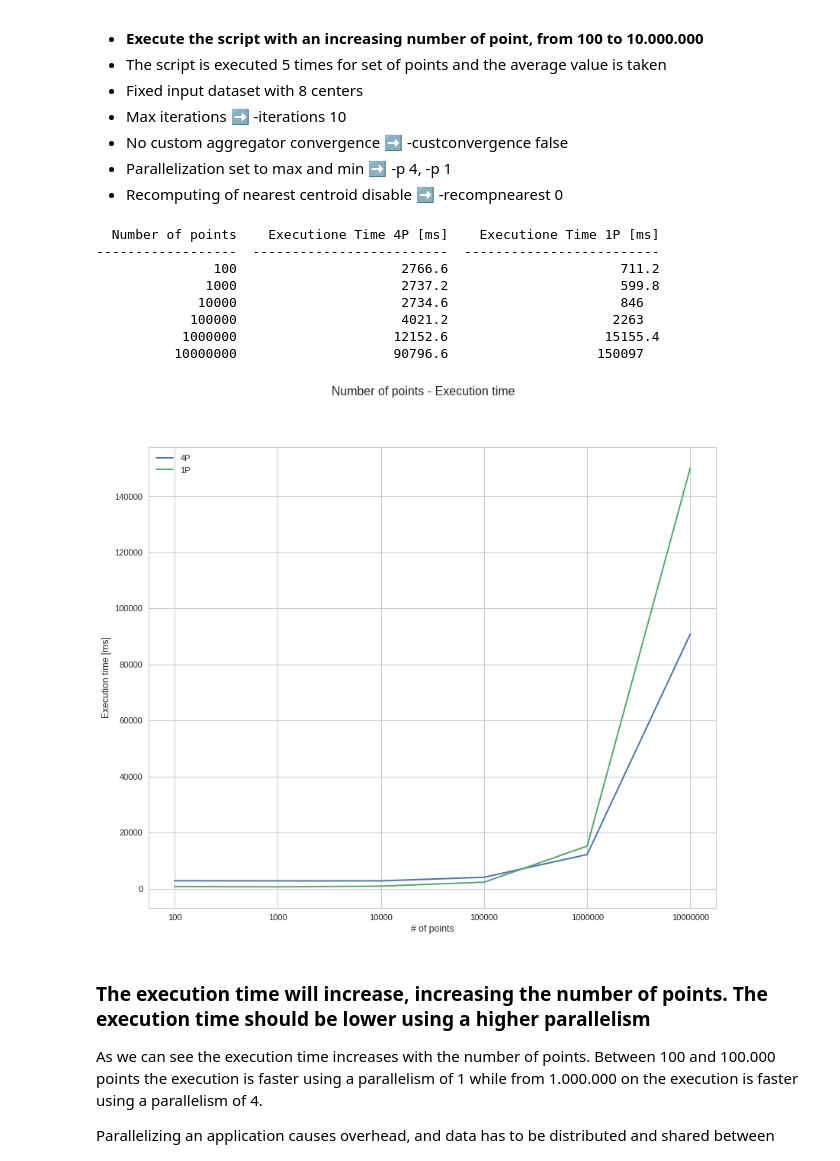
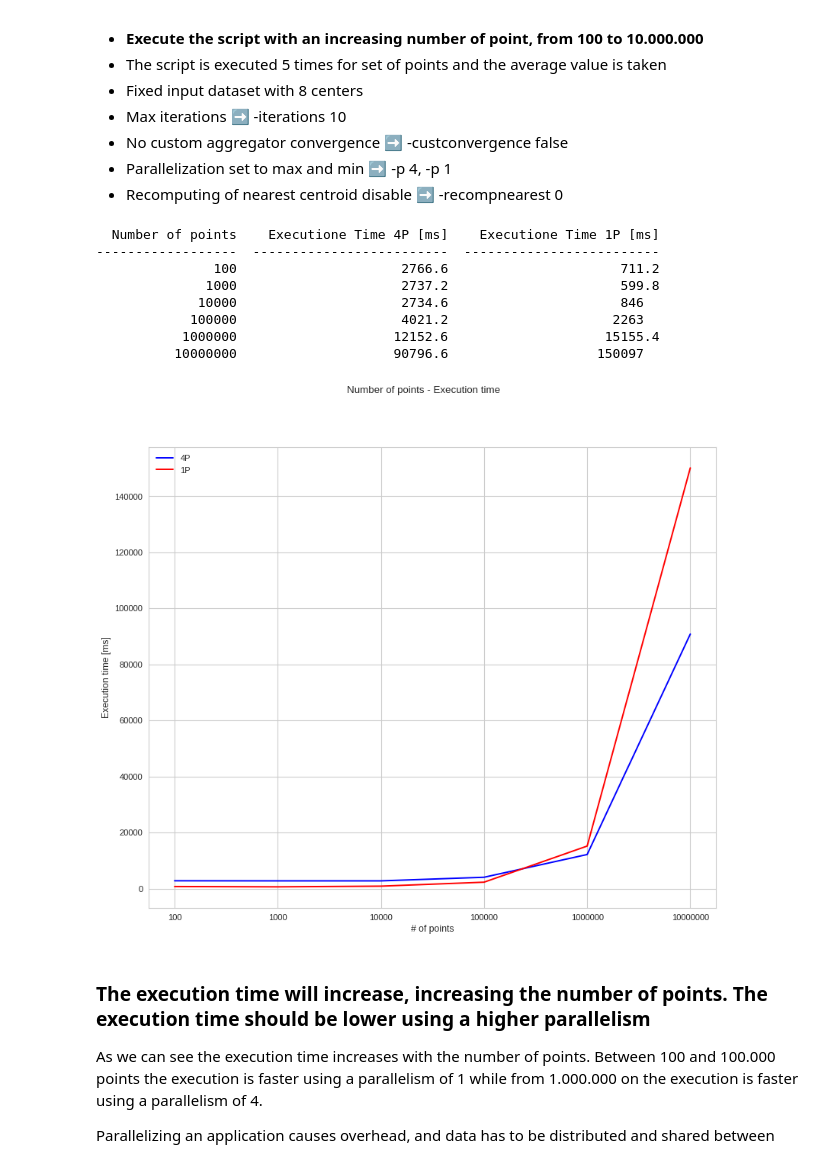
Before and after one commit to thestarivore/flink-kmeans_clustering, a Jupyter notebook: flink_k-means.ipynb, the cells around one changed output. Drawn from its saved outputs; the diff is of its cells as text; code cells hidden in the pictures.

```diff
--- a/flink_k-means.ipynb
+++ b/flink_k-means.ipynb
@@ -633,36 +633,36 @@ for i in range(mink, maxk):
 
     obj_mean_vals_1p.append([i, numpy.average(objval_iter)])
 
 x_val_4p = [x[0] for x in obj_mean_vals_4p]
 y_val_4p = [x[1] for x in obj_mean_vals_4p]
 x_val_1p = [x[0] for x in obj_mean_vals_1p]
 y_val_1p = [x[1] for x in obj_mean_vals_1p]
 
 from tabulate import tabulate
 print (tabulate({"Iteration": num_of_points,
                  "4P": y_val_4p,
                  "1P": y_val_1p}, headers=['Number of points', 'Executione Time 4P [ms]', 'Executione Time 1P [ms]']))
 
 plt.figure(figsize=(fig_width, fig_height), dpi= 80, facecolor='w', edgecolor='k')
 plt.xticks(x_val_4p, num_of_points)
 plt.xticks(x_val_1p, num_of_points)
-line_4p, = plt.plot(x_val_4p,y_val_4p, label='4P')
-line_2p, = plt.plot(x_val_1p,y_val_1p, label='1P')
+line_4p, = plt.plot(x_val_4p,y_val_4p, label='4P', color='b')
+line_2p, = plt.plot(x_val_1p,y_val_1p, label='1P', color='r')
 plt.legend(handles=[line_4p, line_2p])
 plt.suptitle('Number of points - Execution time')
 plt.xlabel('# of points')
 plt.ylabel('Execution time [ms]')
 plt.show()
 # %% [output]
   Number of points    Executione Time 4P [ms]    Executione Time 1P [ms]
 ------------------  -------------------------  -------------------------
                100                     2766.6                      711.2
               1000                     2737.2                      599.8
              10000                     2734.6                      846
             100000                     4021.2                     2263
            1000000                    12152.6                    15155.4
           10000000                    90796.6                   150097
-[figure, old version]
+[figure, new version]
 # %% [markdown]
 ### The execution time will increase, increasing the number of points. The execution time should be lower using a higher parallelism
 
```
Also changed, not shown: parts of 11 cells of this notebook, 20 other files.
